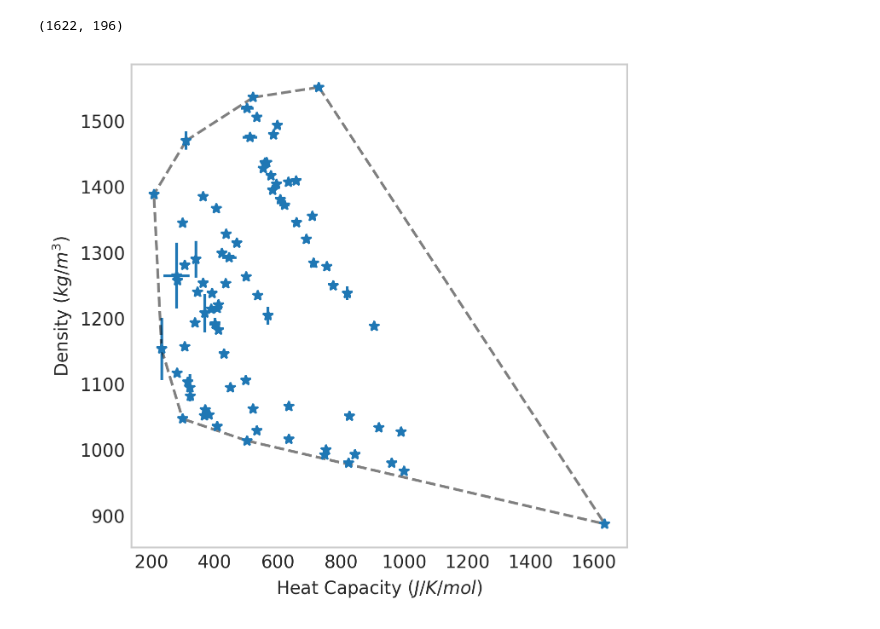
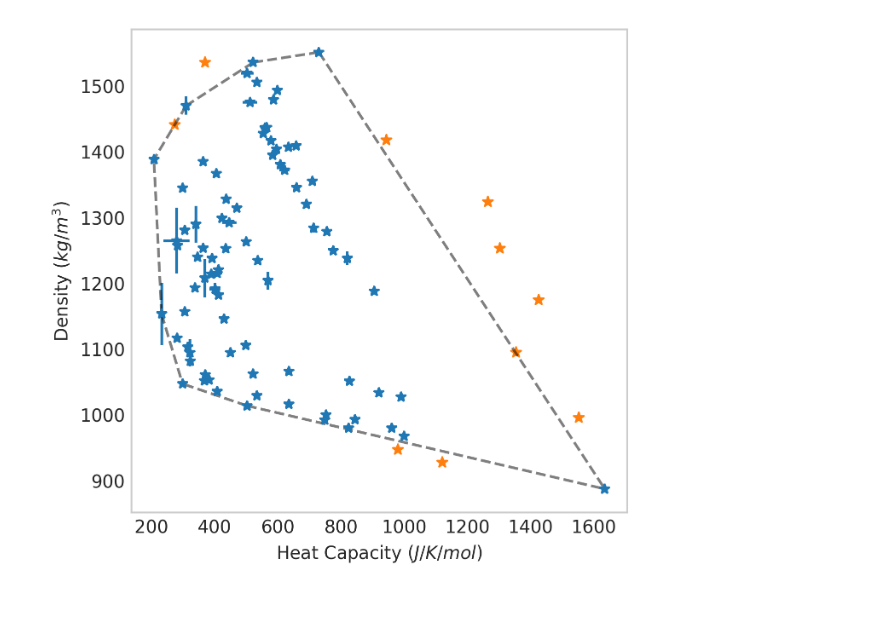
Before and after one commit to wesleybeckner/gains, a Jupyter notebook: scripts/gains_pareto_front.ipynb, the cells around one changed output. Drawn from its saved outputs; the diff is of its cells as text; code cells hidden in the pictures.

```diff
--- a/scripts/gains_pareto_front.ipynb
+++ b/scripts/gains_pareto_front.ipynb
@@ -1,6 +51,10 @@
 # %%
-import salty
 data = ['cpt', 'density'] #pull raw data from cpt.csv and density.csv
 T = [298.1, 298.16] #select narrow state variable ranges
 P = [101, 102] #we will set MD simulation to 101 kPa and 298 K
 data = salty.aggregate_data(data,T=T,P=P)
+vals, stds, size, salts = salty.merge_duplicates(data)
+dataDf = pd.DataFrame([np.reshape(vals[1].values,(len(vals[1]))),
+                       np.reshape(vals[0].values,(len(vals[1])))])
+dataDf = dataDf.T
+hull = ConvexHull(dataDf)
@@ -38,33 +61,47 @@ def merge_duplicates(model_name):
-# %%
-vals, stds, size, salts, devmodel = merge_duplicates(data)
-# %%
-data.Data.shape
-# %% [output]
-(1622, 196)
+# %%
+from random import randint
+target_list = []
+while True:
+    candidate = [randint(int(np.min(vals[1])),int(np.max(vals[1]))),
+                 randint(int(np.min(vals[0])),int(np.max(vals[0])))]
+    df = pd.DataFrame(candidate, index=np.arange(2).reshape(2))
+    df = pd.concat((dataDf, df.T))
+    newhull = ConvexHull(df)
+    rel_size = (newhull.area / hull.area)
+    if rel_size > 1 and rel_size < 1.01:
+        target_list.append(candidate)
+    if len(target_list) == 10:
+        break
+target_list = np.array(target_list)
+# %%
+devmodel = data
 # %%
 import matplotlib.pyplot as plt
 import numpy as np
 from scipy.spatial import ConvexHull
+import pandas as pd
 dataDf = pd.DataFrame([np.reshape(vals[1].values,(82)),
                        np.reshape(vals[0].values,(82))])
 dataDf = dataDf.T
 hull = ConvexHull(dataDf)
 %matplotlib inline
 df = devmodel.Data
 with plt.style.context('seaborn-whitegrid'):
     fig=plt.figure(figsize=(5,5), dpi=300)
     ax=fig.add_subplot(111)
     scat = ax.errorbar(vals[1], vals[0], xerr=stds[1],
                        yerr=stds[0],
         marker="*", linestyle="")
+    scat = ax.scatter(y=target_list[:,1],x=target_list[:,0],marker="*",
+                      c='tab:orange')
     for simplex in hull.simplices:
         ax.plot(dataDf.iloc[simplex, 0], dataDf.iloc[simplex, 1], 'k-',
                alpha=0.5, linestyle="--")
     ax.grid()
     ax.set_ylabel("Density $(kg/m^3)$")
     ax.set_xlabel("Heat Capacity $(J/K/mol)$")
 # %% [output]
-[figure, old version]
+[figure, new version]
 # %%
 import matplotlib.pyplot as plt
 import numpy as np
```
Also changed, not shown: parts of 7 cells of this notebook, 1 other file.
